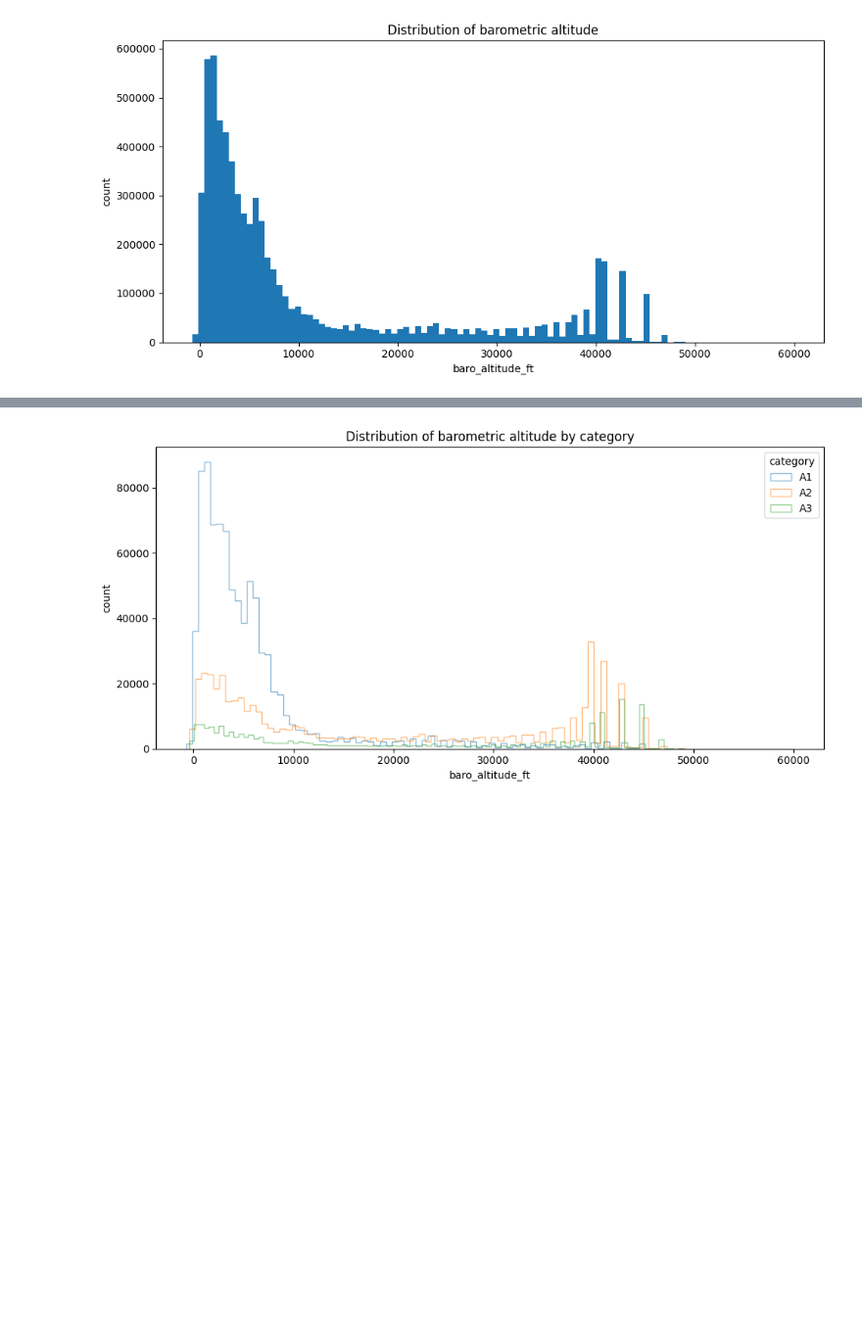
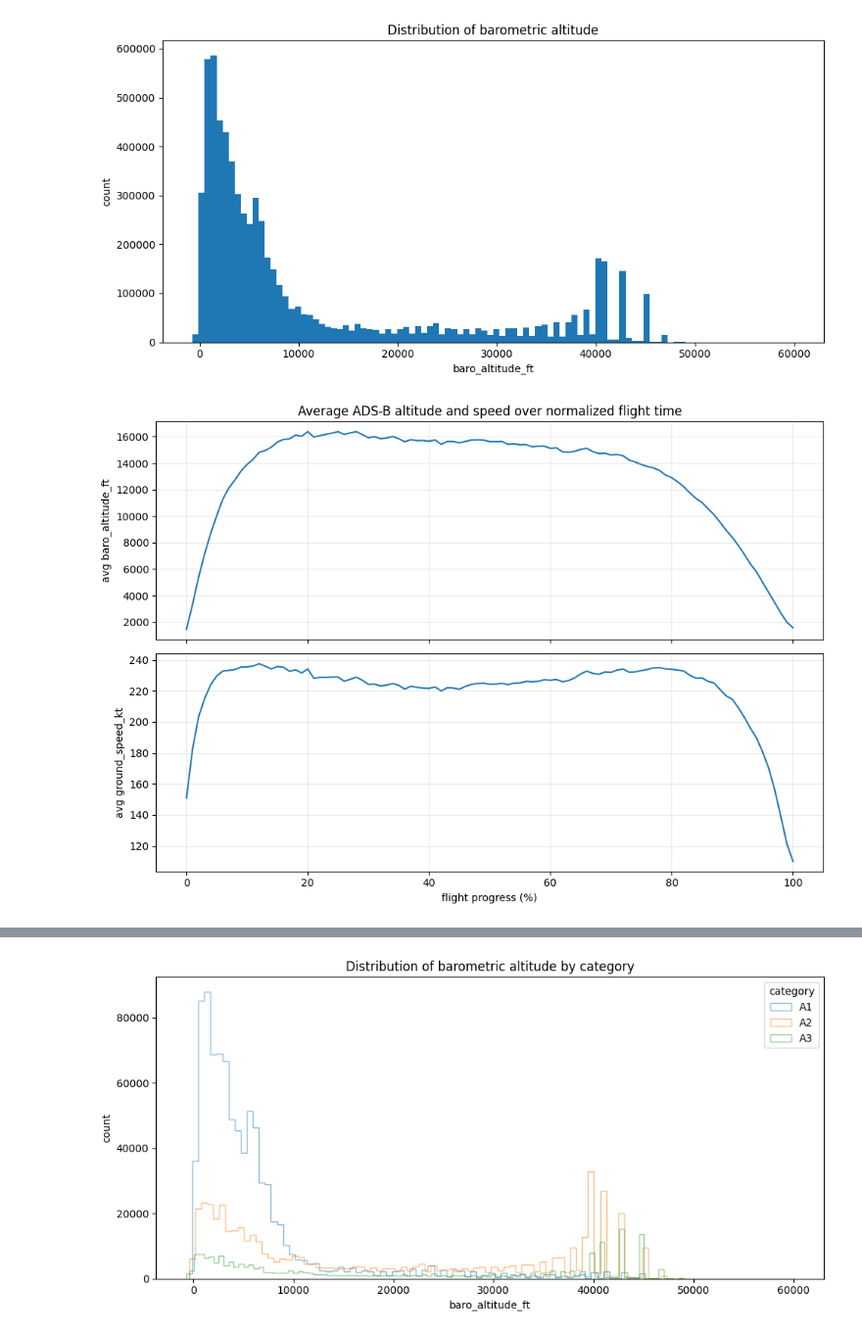
Before and after one commit to PlaneQuery/planequery-data, a Jupyter notebook: notebooks/flights/flights_algorithm_datascience.ipynb, the cells around one changed output, grey strips where cells are left out. Shown at 98% size. Saved outputs shown, nothing was run; the diff lists cells and outputs as text; code cells hidden in the pictures; blank space fills up the shorter version.

```diff
--- a/notebooks/flights/flights_algorithm_datascience.ipynb
+++ b/notebooks/flights/flights_algorithm_datascience.ipynb
@@ -53,3 +53,98 @@ plt.tight_layout()
 plt.show()
 # %% [output]
 [figure]
+# %%
+import warnings
+
+import polars as pl
+import matplotlib.pyplot as plt
+
+flight_windows = (
+    df
+    .with_row_index("flight_idx")
+    .filter(pl.col("landing_time") > pl.col("takeoff_time"))
+    .select(["flight_idx", "icao", "takeoff_time", "landing_time"])
+    .sort(["icao", "takeoff_time"])
+)
+
+with warnings.catch_warnings():
+    warnings.filterwarnings(
+        "ignore",
+        message="Sortedness of columns cannot be checked when 'by' groups provided",
+    )
+    adsb_flight_points = (
+        df_adsb
+        .select(["time", "icao", "baro_altitude_ft", "ground_speed_kt"])
+        .filter(
+            pl.col("time").is_not_null()
+            & pl.col("icao").is_not_null()
+            & (
+                pl.col("baro_altitude_ft").is_not_null()
+                | pl.col("ground_speed_kt").is_not_null()
+            )
+        )
+        .sort(["icao", "time"])
+        .join_asof(
+            flight_windows,
+            left_on="time",
+            right_on="takeoff_time",
+            by="icao",
+            strategy="backward",
+        )
+        .filter(
+            pl.col("landing_time").is_not_null()
+            & (pl.col("time") <= pl.col("landing_time"))
+        )
+        .with_columns(
+            (
+                (pl.col("time") - pl.col("takeoff_time")).dt.total_milliseconds()
+                / (pl.col("landing_time") - pl.col("takeoff_time")).dt.total_milliseconds()
+            ).alias("flight_progress")
+        )
+        .filter(pl.col("flight_progress").is_between(0, 1))
+        .with_columns(
+            (pl.col("flight_progress") * 100)
+            .round(0)
+            .cast(pl.Int64)
+            .alias("flight_progress_pct")
+        )
+    )
+
+flight_profile = (
+    adsb_flight_points
+    .group_by("flight_progress_pct")
+    .agg(
+        pl.col("baro_altitude_ft").mean().alias("avg_baro_altitude_ft"),
+        pl.col("ground_speed_kt").mean().alias("avg_ground_speed_kt"),
+        pl.len().alias("adsb_row_count"),
+        pl.col("flight_idx").n_unique().alias("flight_count"),
+    )
+    .sort("flight_progress_pct")
+)
+
+profile_pdf = flight_profile.to_pandas()
+
+fig, axes = plt.subplots(2, 1, figsize=(10, 7), sharex=True)
+
+axes[0].plot(
+    profile_pdf["flight_progress_pct"],
+    profile_pdf["avg_baro_altitude_ft"],
+)
+axes[0].set_ylabel("avg baro_altitude_ft")
+axes[0].set_title("Average ADS-B altitude and speed over normalized flight time")
+axes[0].grid(alpha=0.25)
+
+axes[1].plot(
+    profile_pdf["flight_progress_pct"],
+    profile_pdf["avg_ground_speed_kt"],
+)
+axes[1].set_xlabel("flight progress (%)")
+axes[1].set_ylabel("avg ground_speed_kt")
+axes[1].grid(alpha=0.25)
+
+plt.tight_layout()
+plt.show()
+
+flight_profile
+# %% [output]
+[figure, added]
```
Also changed, not shown: parts of 3 cells of this notebook.
